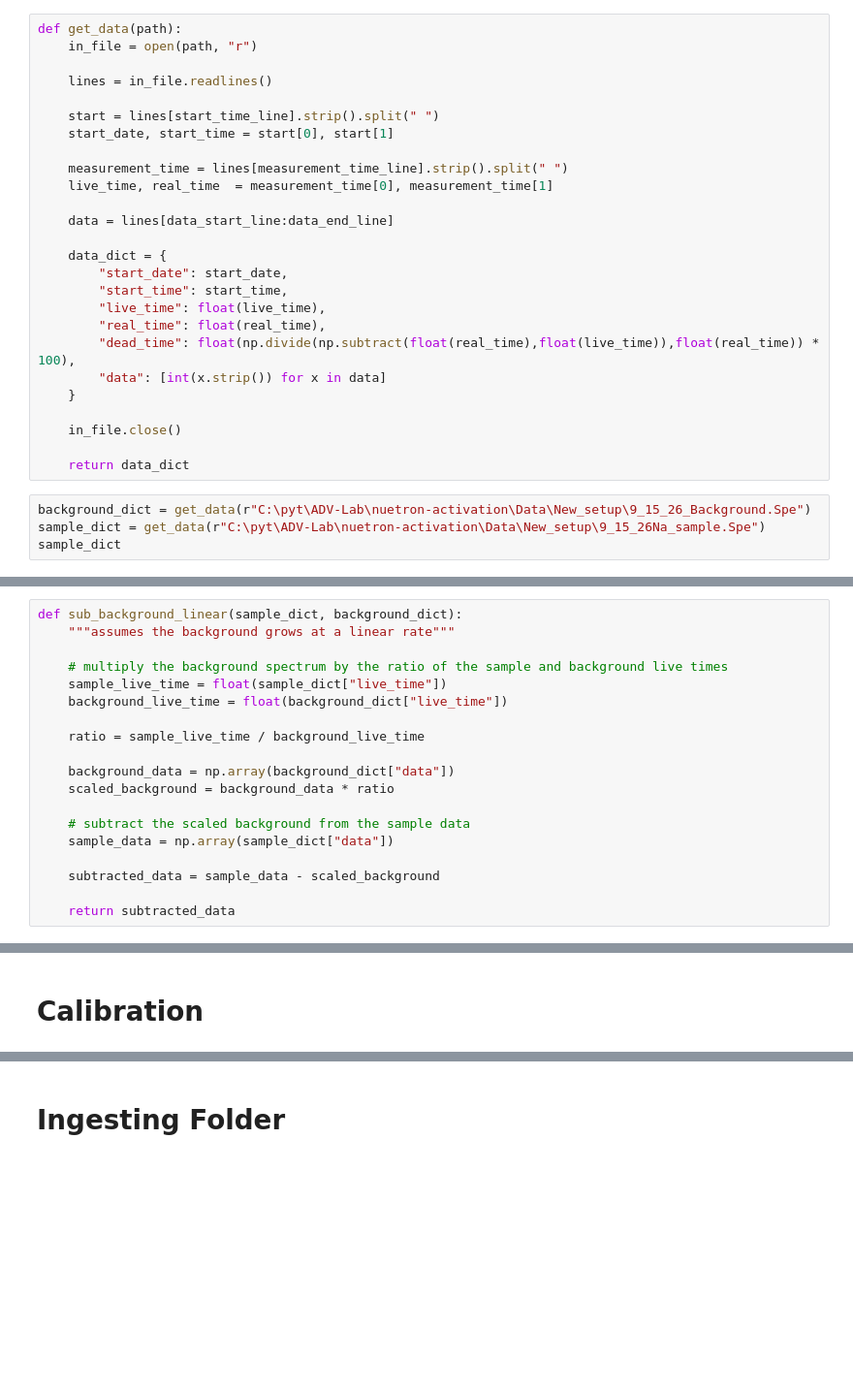
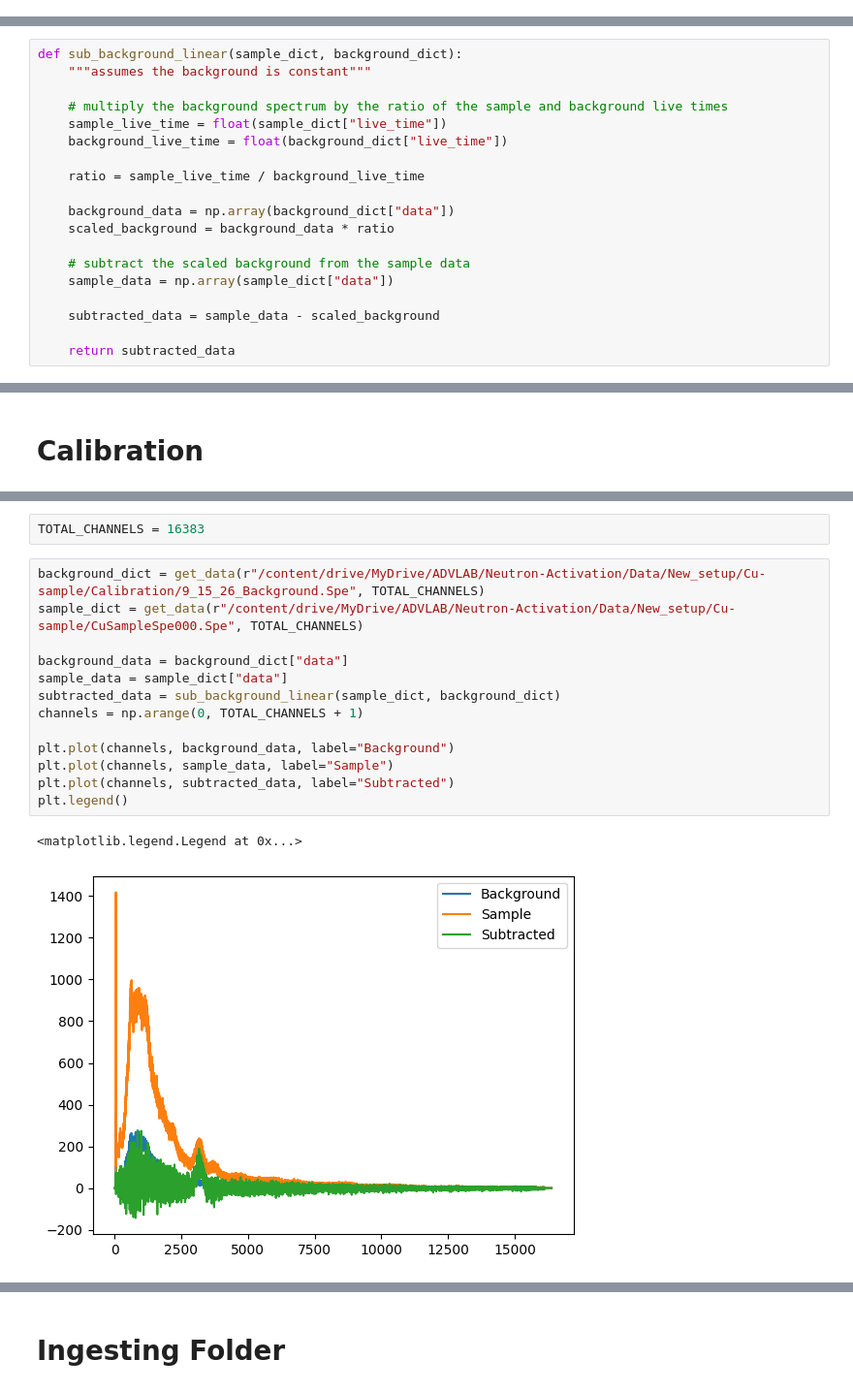
Before and after one commit to jasonrmay/ADV-Lab, a Jupyter notebook: nuetron-activation/analysis.ipynb, the cells around one changed output, grey strips where cells are left out. Shown at 97% size. Drawn from its saved outputs; the diff is of its cells as text; blank space fills up the shorter version.

```diff
--- a/nuetron-activation/analysis.ipynb
+++ b/nuetron-activation/analysis.ipynb
@@ -27,30 +6,0 @@ data_end_line = 12 + TOTAL_CHANNELS
-# %%
-def get_data(path):
-    in_file = open(path, "r")
-
-    lines = in_file.readlines()
-
-    start = lines[start_time_line].strip().split(" ")
-    start_date, start_time = start[0], start[1]
-
-    measurement_time = lines[measurement_time_line].strip().split(" ")
-    live_time, real_time  = measurement_time[0], measurement_time[1]
-
-    data = lines[data_start_line:data_end_line]
-
-    data_dict = {
-        "start_date": start_date,
-        "start_time": start_time,
-        "live_time": float(live_time),
-        "real_time": float(real_time),
-        "dead_time": float(np.divide(np.subtract(float(real_time),float(live_time)),float(real_time)) * 100),
-        "data": [int(x.strip()) for x in data]
-    }
-
-    in_file.close()
-
-    return data_dict
-# %%
-background_dict = get_data(r"C:\pyt\ADV-Lab\nuetron-activation\Data\New_setup\9_15_26_Background.Spe")
-sample_dict = get_data(r"C:\pyt\ADV-Lab\nuetron-activation\Data\New_setup\9_15_26Na_sample.Spe")
-sample_dict
@@ -90,6 +47,6 @@ plt.legend()
 # %%
 def sub_background_linear(sample_dict, background_dict):
-    """assumes the background grows at a linear rate"""
+    """assumes the background is constant"""
 
     # multiply the background spectrum by the ratio of the sample and background live times
     sample_live_time = float(sample_dict["live_time"])
@@ -337,0 +165,18 @@ counts_2 = get_counts(fit_sigma_2, fit_A_2)
+# %%
+TOTAL_CHANNELS = 16383
+# %%
+background_dict = get_data(r"/content/drive/MyDrive/ADVLAB/Neutron-Activation/Data/New_setup/Cu-sample/Calibration/9_15_26_Background.Spe", TOTAL_CHANNELS)
+sample_dict = get_data(r"/content/drive/MyDrive/ADVLAB/Neutron-Activation/Data/New_setup/Cu-sample/CuSampleSpe000.Spe", TOTAL_CHANNELS)
+
+background_data = background_dict["data"]
+sample_data = sample_dict["data"]
+subtracted_data = sub_background_linear(sample_dict, background_dict)
+channels = np.arange(0, TOTAL_CHANNELS + 1)
+
+plt.plot(channels, background_data, label="Background")
+plt.plot(channels, sample_data, label="Sample")
+plt.plot(channels, subtracted_data, label="Subtracted")
+plt.legend()
+# %% [output]
+<matplotlib.legend.Legend at 0x...>
+[figure, added]
```
Also changed, not shown: parts of 44 cells of this notebook.
